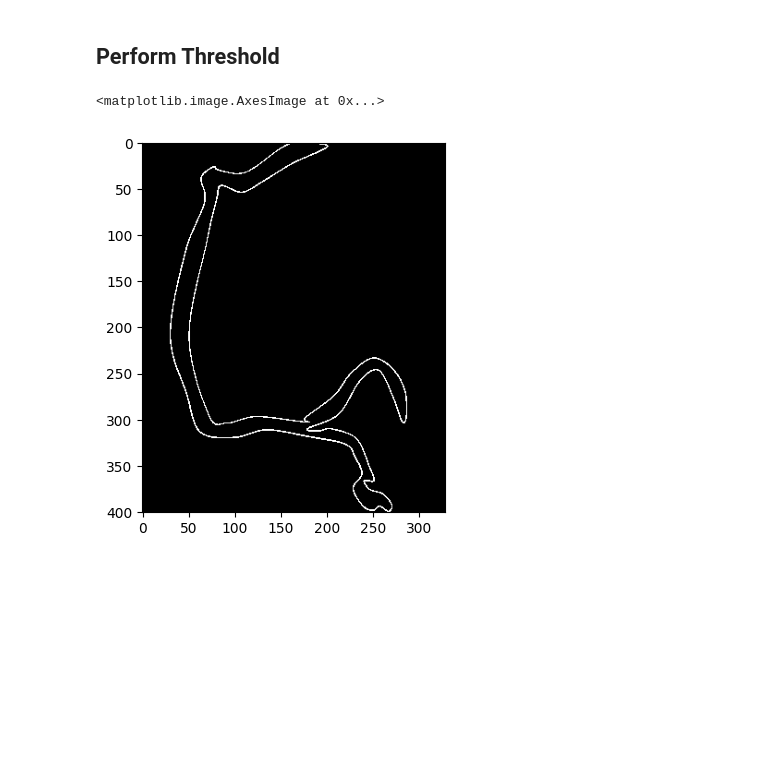
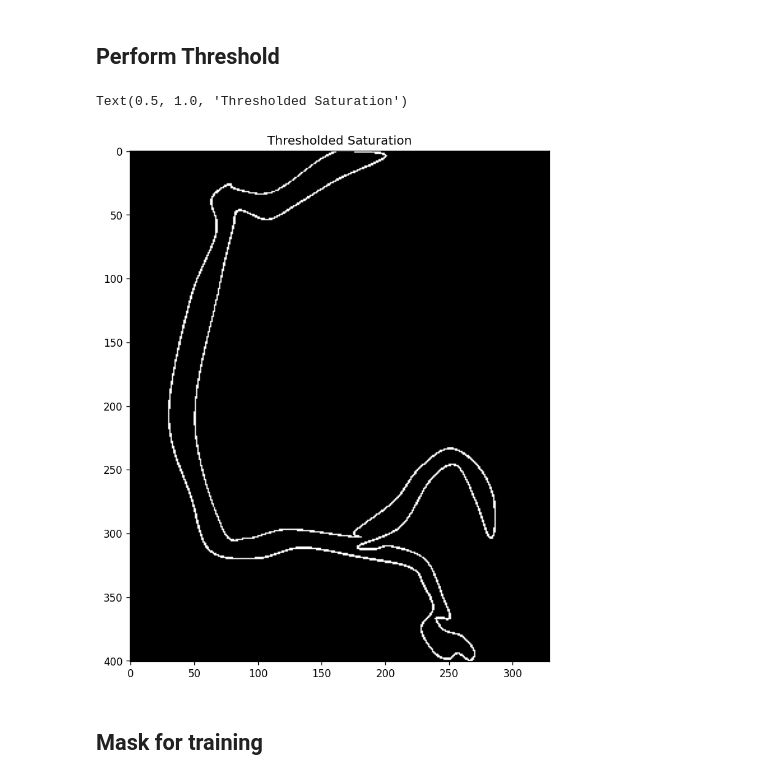
Before and after one commit to jbenshetler/vessel_segmentation, a Jupyter notebook: seg.ipynb, the cells around one changed output. Cells and saved outputs as stored; diff of their text form; code cells hidden in the pictures; blank space fills up the shorter version.

```diff
--- a/seg.ipynb
+++ b/seg.ipynb
@@ -85,9 +88,13 @@ Bin=113.0 meets or exceens percentile=0.98
 ## Perform Threshold
 # %%
 _, saturation_thresholded = cv2.threshold(hsv[:,:,1], bins[bin_index], 255, cv2.THRESH_BINARY)
+plt.figure(figsize=(16,9), dpi=120)
 plt.imshow(saturation_thresholded, 'grey')
+plt.title("Thresholded Saturation")
 # %% [output]
-<matplotlib.image.AxesImage at 0x...>
+Text(0.5, 1.0, 'Thresholded Saturation')
-[figure, old version]
+[figure, new version]
+# %% [markdown]
+## Mask for training
 # %%
 contours, _ = cv2.findContours(
```
Also changed, not shown: parts of 7 cells of this notebook.
